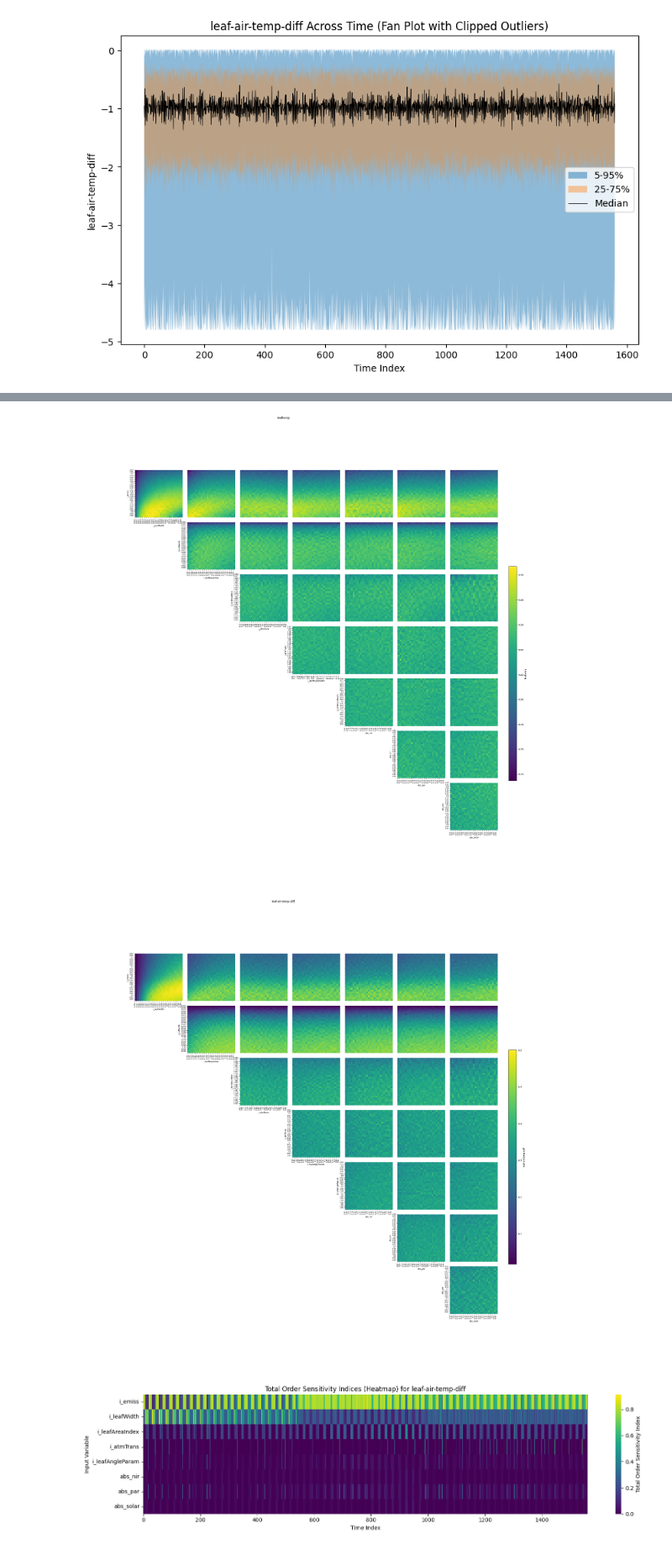
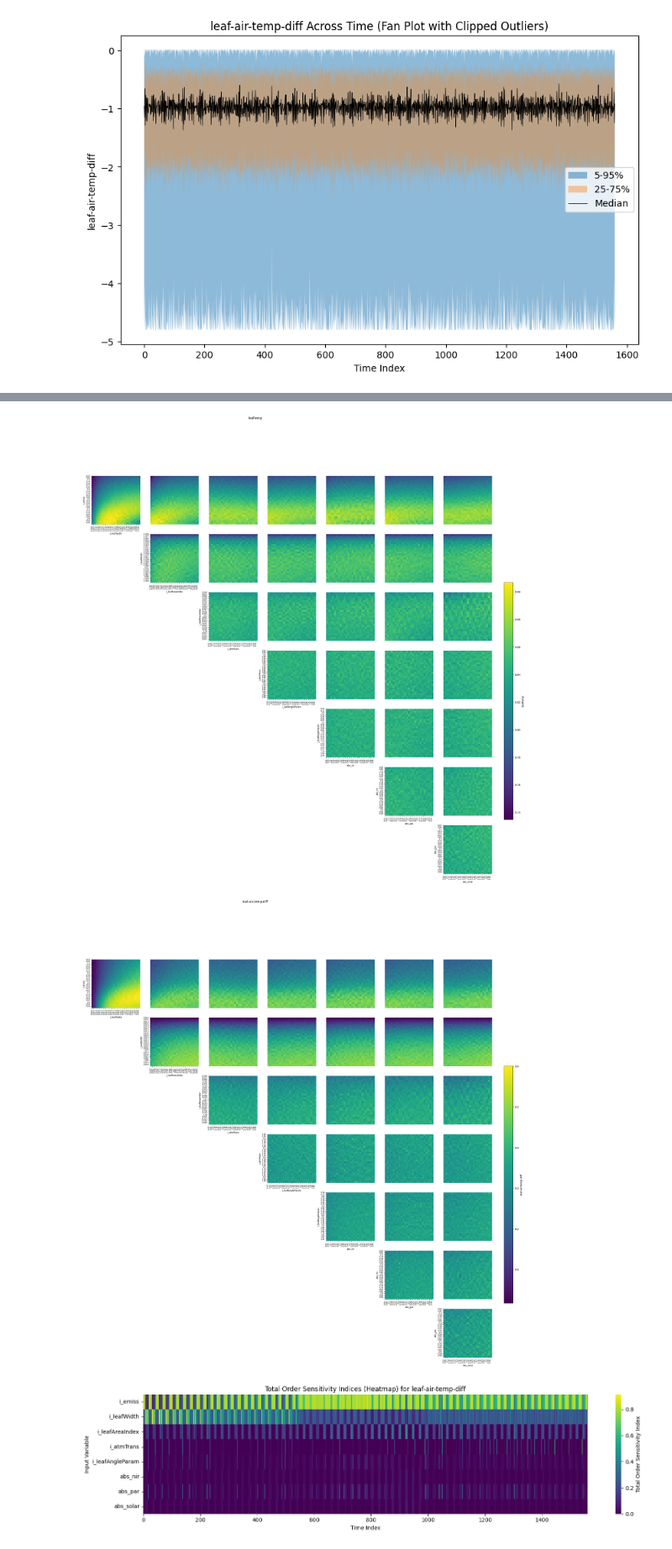
Before and after one commit to ForestEcophys-OSU/som-cottonwood-leaf-cooling, a Jupyter notebook: sensitivity-analysis/plot_sa_outputs.ipynb, the cells around one changed output, grey strips where cells are left out. Shown at 84% size. Saved outputs shown, nothing was run; the diff lists cells and outputs as text; code cells hidden in the pictures.

Commit message:
Update sensitivity analysis big grid plot

```diff
--- a/sensitivity-analysis/plot_sa_outputs.ipynb
+++ b/sensitivity-analysis/plot_sa_outputs.ipynb
@@ -391,6 +391,10 @@ var2 = 2
 # %%
 from matplotlib.cm import ScalarMappable
 from matplotlib.colors import Normalize
+import matplotlib.pyplot as plt
+from scipy.stats import binned_statistic_2d
+import seaborn as sns
+
 
 n_inputs = problem['num_vars']
 figsize = 4
@@ -398,18 +402,14 @@ figsize = 4
 for d in range(D):
 
     col = metrics.metrics[d].output_name
-
-    # Errors
     z = errors[metrics.metrics[d].name]
 
-    vmin, vmax = np.inf, -np.inf  # Track global color limits
-    stat_matrices = {}  # Cache stats for each pair
+    vmin, vmax = np.inf, -np.inf
+    stat_matrices = {}
 
-    # Precompute stats to determine global color scale
+    # Precompute stats for all unique pairs
     for i in range(n_inputs):
-        for j in range(n_inputs):
-            if j <= i:
-                continue
+        for j in range(i + 1, n_inputs):
             x = sample[:, i]
             y = sample[:, j]
             stat, _, _, _ = binned_statistic_2d(x, y, z, statistic='mean', bins=bins)
@@ -417,16 +417,14 @@ for d in range(D):
             vmin = np.nanmin([vmin, np.nanmin(stat)])
             vmax = np.nanmax([vmax, np.nanmax(stat)])
 
-    # Create plot grid
-    fig, axes = plt.subplots(n_inputs, n_inputs, figsize=(figsize * n_inputs, figsize * n_inputs))
-    plt.subplots_adjust(wspace=0.1, hspace=0.1)
+    fig, axes = plt.subplots(n_inputs, n_inputs, figsize=(figsize * n_inputs, figsize * n_inputs), squeeze=False)
 
     for i in range(n_inputs):
         for j in range(n_inputs):
             ax = axes[i, j]
 
             if j <= i:
-                ax.axis("off")
+                fig.delaxes(ax)
                 continue
 
             x = sample[:, i]
@@ -435,51 +433,47 @@ for d in range(D):
             x_edges = np.linspace(x.min(), x.max(), bins + 1)
             y_edges = np.linspace(y.min(), y.max(), bins + 1)
 
-            # Heatmap
             sns.heatmap(
                 stat,
                 ax=ax,
                 xticklabels=False,
                 yticklabels=False,
-                cmap='viridis',
+                cmap="viridis",
                 vmin=vmin,
                 vmax=vmax,
-                cbar=False
+                cbar=False,
+                square=True
             )
 
-            # Ticks
             step_x = max(1, len(x_edges) // max_ticks)
             x_tick_indices = np.arange(0, len(x_edges) - 1, step_x)
             x_tick_labels = np.round((x_edges[x_tick_indices] + x_edges[x_tick_indices + 1]) / 2, 3)
 
             step_y = max(1, len(y_edges) // max_ticks)
             y_tick_indices = np.arange(0, len(y_edges) - 1, step_y)
             y_tick_labels = np.round((y_edges[y_tick_indices] + y_edges[y_tick_indices + 1]) / 2, 3)
 
-            if i == j - 1:
+            if j == i + 1:
                 ax.set_yticks(x_tick_indices)
                 ax.set_yticklabels(x_tick_labels, fontsize='x-small', rotation=0)
-            if j == i + 1:
+                ax.set_ylabel(problem["names"][i], fontsize="small")
+
+            if i == j - 1:
                 ax.set_xticks(y_tick_indices)
                 ax.set_xticklabels(y_tick_labels, fontsize='x-small', rotation=90)
+                ax.set_xlabel(problem["names"][j], fontsize="small")
 
-            if i == j - 1:
-                ax.set_xlabel(problem["names"][j], fontsize="small")
-            if j == i + 1:
-                ax.set_ylabel(problem["names"][i], fontsize="small")
-
-    # Add a single colorbar
     cbar_ax = fig.add_axes([0.92, 0.3, 0.015, 0.4])
     norm = Normalize(vmin=vmin, vmax=vmax)
     sm = ScalarMappable(cmap="viridis", norm=norm)
     sm.set_array([])
     fig.colorbar(sm, cax=cbar_ax, label=f"{col}")
 
     plt.suptitle(f"{col}", fontsize="large")
     plt.show()
 # %% [output]
-[figure, old version]
+[figure, new version]
-[figure, old version]
+[figure, new version]
 # %%
 # Output SA Indices
 for d in range(D):
```
Also changed, not shown: parts of 1 cell of this notebook.
